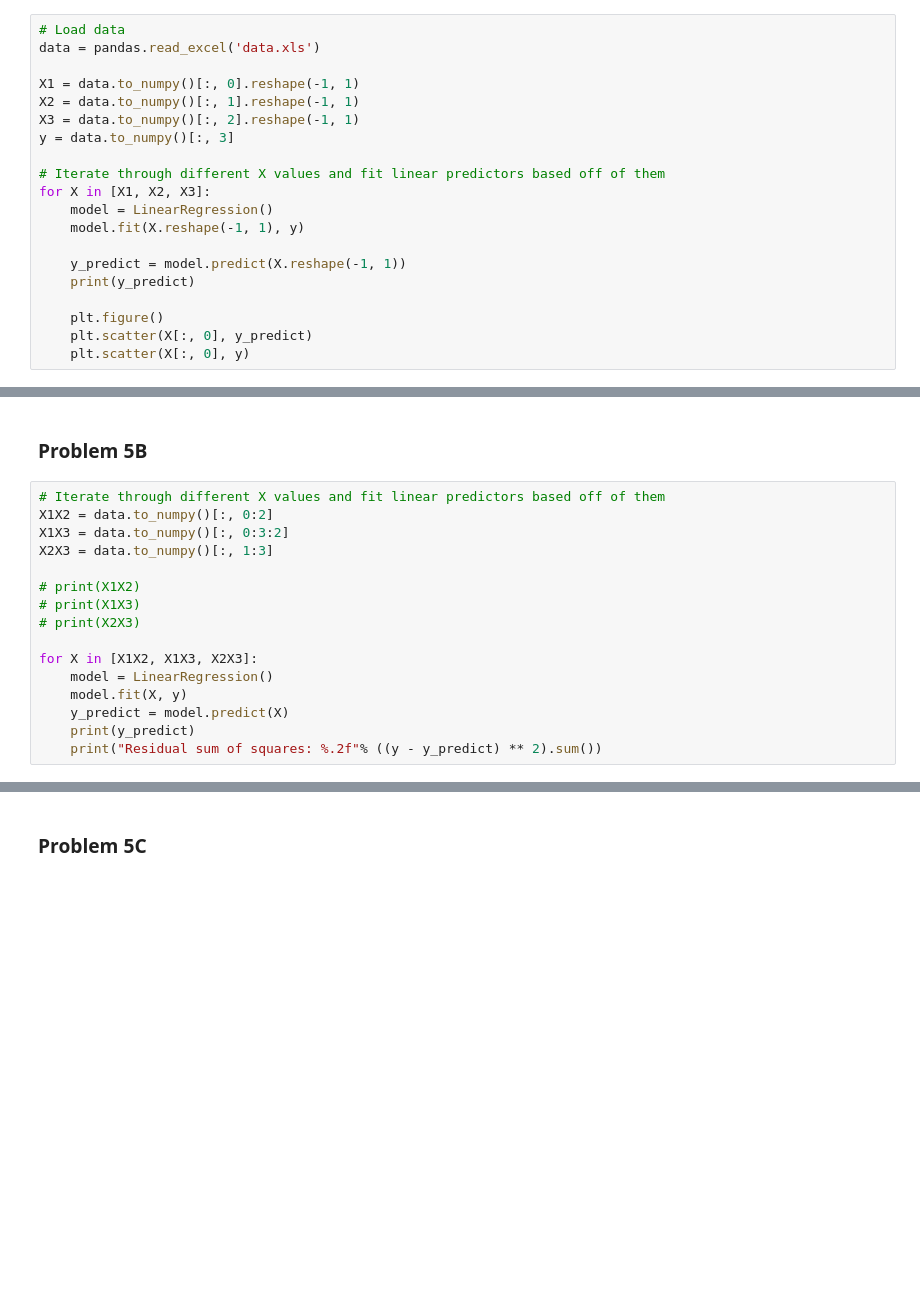
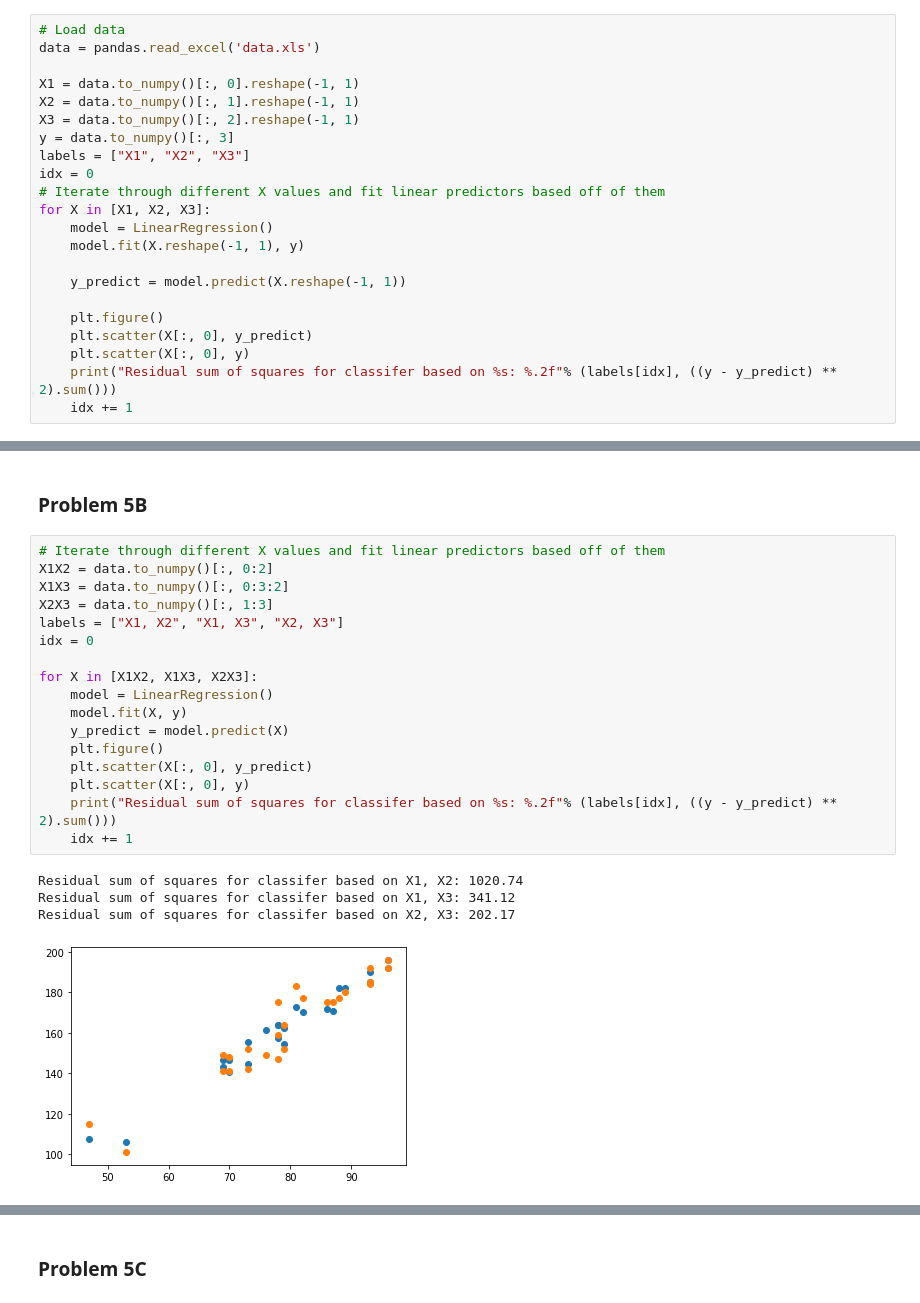
Before and after one commit to sdmoran/CS4342_HW4, a Jupyter notebook: Problem5.ipynb, the cells around one changed output, grey strips where cells are left out. Saved outputs shown, nothing was run; the diff lists cells and outputs as text; blank space fills up the shorter version.

```diff
--- a/Problem5.ipynb
+++ b/Problem5.ipynb
@@ -18,17 +18,19 @@ X1 = data.to_numpy()[:, 0].reshape(-1, 1)
 X2 = data.to_numpy()[:, 1].reshape(-1, 1)
 X3 = data.to_numpy()[:, 2].reshape(-1, 1)
 y = data.to_numpy()[:, 3]
-
+labels = ["X1", "X2", "X3"]
+idx = 0
 # Iterate through different X values and fit linear predictors based off of them
 for X in [X1, X2, X3]:
     model = LinearRegression()
     model.fit(X.reshape(-1, 1), y)
 
     y_predict = model.predict(X.reshape(-1, 1))
-    print(y_predict)
 
     plt.figure()
     plt.scatter(X[:, 0], y_predict)
     plt.scatter(X[:, 0], y)
+    print("Residual sum of squares for classifer based on %s: %.2f"% (labels[idx], ((y - y_predict) ** 2).sum()))
+    idx += 1
 # %% [output]
 *** No CODEPAGE record, no encoding_override: will use 'ascii'
@@ -55,16 +45,22 @@ for X in [X1, X2, X3]:
 # %%
 # Iterate through different X values and fit linear predictors based off of them
 X1X2 = data.to_numpy()[:, 0:2]
 X1X3 = data.to_numpy()[:, 0:3:2]
 X2X3 = data.to_numpy()[:, 1:3]
-
-# print(X1X2)
-# print(X1X3)
-# print(X2X3)
+labels = ["X1, X2", "X1, X3", "X2, X3"]
+idx = 0
 
 for X in [X1X2, X1X3, X2X3]:
     model = LinearRegression()
     model.fit(X, y)
     y_predict = model.predict(X)
-    print(y_predict)
-    print("Residual sum of squares: %.2f"% ((y - y_predict) ** 2).sum())
+    plt.figure()
+    plt.scatter(X[:, 0], y_predict)
+    plt.scatter(X[:, 0], y)
+    print("Residual sum of squares for classifer based on %s: %.2f"% (labels[idx], ((y - y_predict) ** 2).sum()))
+    idx += 1
+# %% [output]
+Residual sum of squares for classifer based on X1, X2: 1020.74
+Residual sum of squares for classifer based on X1, X3: 341.12
+Residual sum of squares for classifer based on X2, X3: 202.17
+[figure, added]
```
Also changed, not shown: parts of 3 cells of this notebook, 1 other file.
